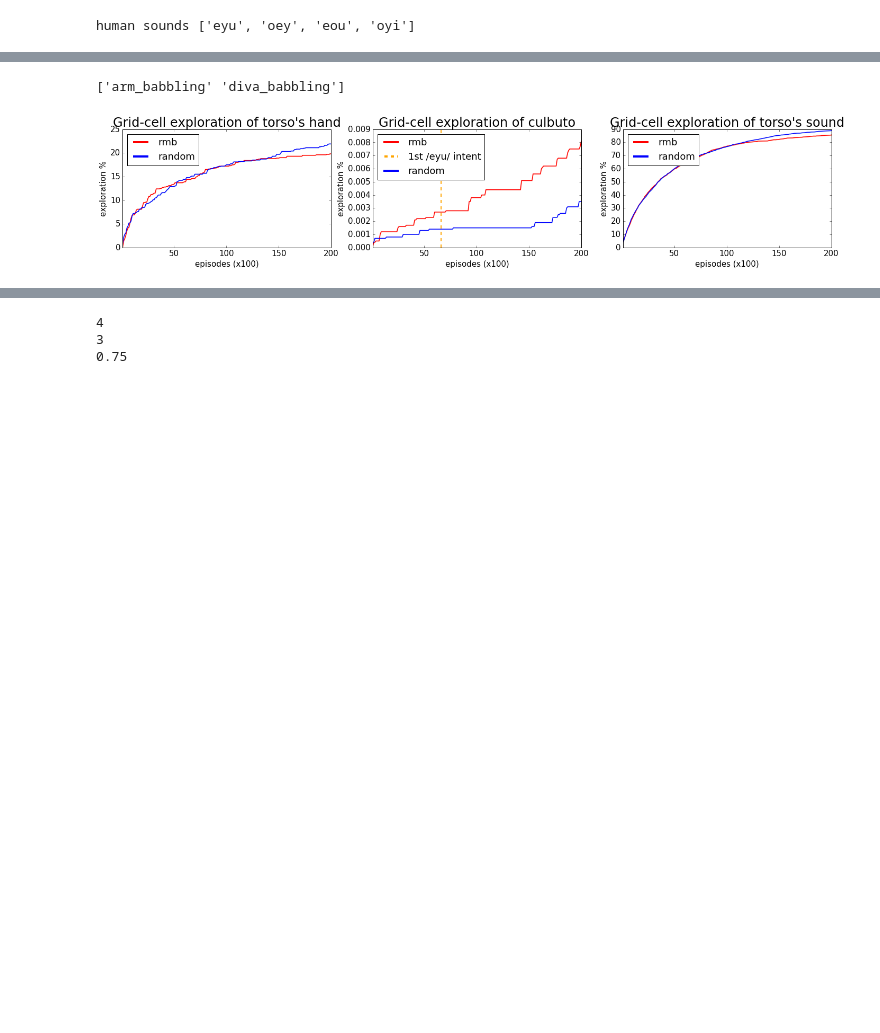
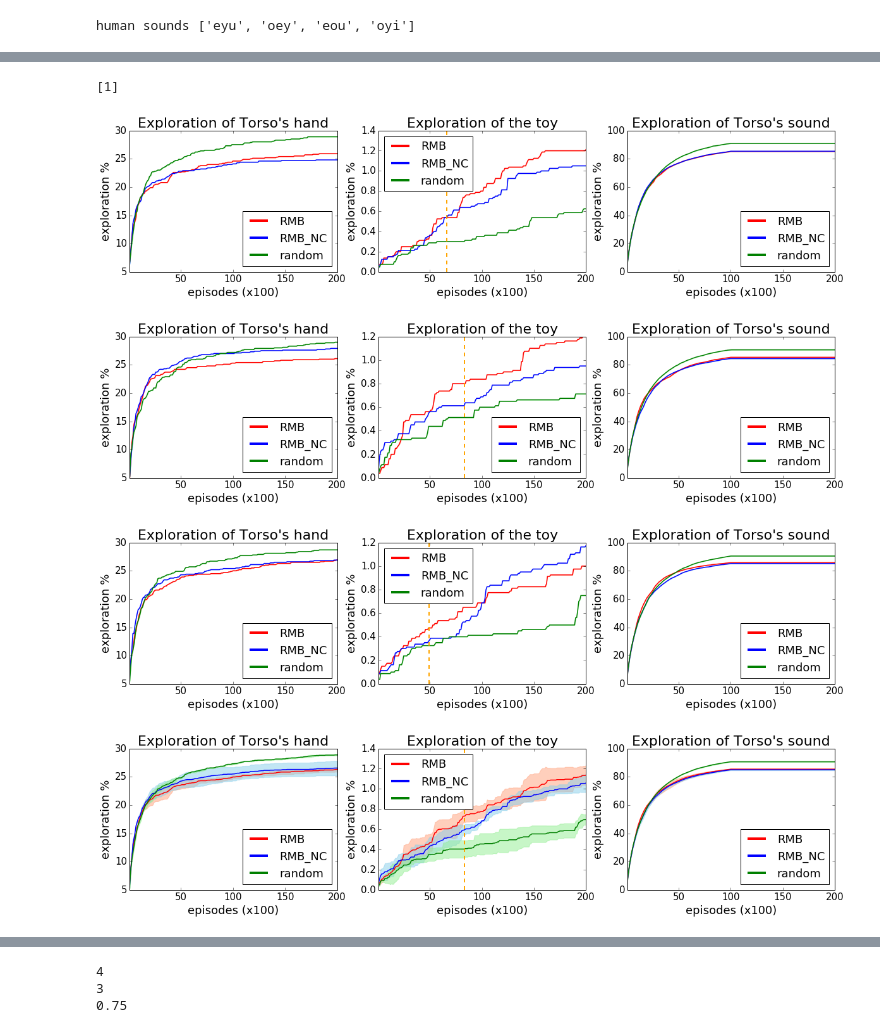
Before and after one commit to flowersteam/pobax_playground, a Jupyter notebook: notebooks/data_visualization.ipynb, the cells around one changed output, grey strips where cells are left out. Saved outputs shown, nothing was run; the diff lists cells and outputs as text; code cells hidden in the pictures; blank space fills up the shorter version.

```diff
--- a/notebooks/data_visualization.ipynb
+++ b/notebooks/data_visualization.ipynb
@@ -246,14 +280,16 @@ for m in model_filenames:
 # %%
 # Grid cell exploration curves
 metric = ['hand','culbuto','agent_sound']
-bins = [10,100,50]
+bins = [10,20,100]
 
 nb_metrics = len(metric)
 plot_every = 100
 plot_steps = np.arange(plot_every,((nb_iter // plot_every)+1)*plot_every,plot_every)
-
+print plot_steps
 models_mean_explo = []
 models_std_explo = []
+all_explo = []
+nb_runs = 3
 for model in model_filenames:
     print model
     explo = np.zeros((nb_metrics,nb_runs,len(plot_steps)))
@@ -262,15 +298,18 @@ for model in model_filenames:
         for i, plot_idx in enumerate(plot_steps):
             for m_idx, m in enumerate(metric):
                     nb_dims = models_sub_outcomes[model][r][m]['raw'].shape[1]
-                    samples = models_sub_outcomes[model][r][m]['raw'][:plot_idx,:]
+                    #print models_sub_outcomes[model][r][m]['raw'].shape
+                    samples = models_sub_outcomes[model][r][m]['raw'][:plot_idx*10,:]
                     nb_explored_cells = len(np.unique(stats.binned_statistic_dd(samples,
                                                                                 np.arange(len(samples)),
                                                                                 bins = bins[m_idx],
                                                                                 range=[[-1,1]]*nb_dims).binnumber))
                     nb_cells = bins[m_idx]**nb_dims
-                    explo[m_idx,0,i] = (nb_explored_cells / nb_cells)*100
+                    explo[m_idx,r,i] = (nb_explored_cells / nb_cells)*100
 
+        print explo[1,r,i]
 
+    all_explo.append(explo)
     mean_explo = np.mean(explo,axis=1)
     std_explo = np.std(explo,axis=1)
 
@@ -284,43 +336,67 @@ test_res100_random
 # %%
-print np.unique(models_data['test_res100_random'][0]['chosen_modules'])
+#print np.unique(models_data['test_res100_random'][0]['chosen_modules'])
+range(1,2)
 # %% [output]
-['arm_babbling' 'diva_babbling']
+[1]
 # %%
 def plot_with_std(ax,x,y,err,color,shade_color,label,y_min=None,y_max=None, legend=False, title=None):
     plt.rcParams.update({'font.size': 15})
     ax.plot(x,y, color=color, label=label,linewidth=1.5)
     ax.fill_between(x,y-err,y+err,color=shade_color,alpha=0.5)
     if legend:
-        leg = ax.legend(loc='upper left')
+        leg = ax.legend(loc='bottom right')
         for legobj in leg.legendHandles:
             legobj.set_linewidth(4.0)
-    ax.set_xlabel('episodes (x100)')
-    ax.set_ylabel('exploration %')
+    ax.set_xlabel('episodes (x100)', fontsize=18)
+    ax.set_ylabel('exploration %', fontsize=18)
     ax.set_xlim(xmin=min(x),xmax=max(x))
     if y_min is not None:
         ax.ylim(ymin=y_min,ymax=y_max)
     if title:
-        ax.set_title(title, fontsize=24)
+        ax.set_title(title, fontsize=22)
 
 colors = ['red','blue','green','magenta','black','cyan','orange']
 shades_colors = ['lightsalmon','skyblue','lightgreen','violet']
-title_info = ["torso's hand", "culbuto", "torso's sound"]
+title_info = ["Torso's hand", "the toy", "Torso's sound"]
+model_names = ['RMB','RMB_NC','random']
 plotpos=[131,132,133]
 
-f, (ax0, ax1, ax2) = plt.subplots(1,3,figsize=(24,4))
-ax = [ax0, ax1, ax2]
+# Per-run plots
+for r in range(nb_runs):
+    f, (ax0, ax1, ax2) = plt.subplots(1,3,figsize=(20,4))
+    ax = (ax0, ax1, ax2)
+    for j, explo in enumerate(all_explo):
+        for i,m in enumerate(metric):
+            y = explo[i,r,:]
+            err = np.zeros(len(explo[i,r,:]))
+            title = 'Exploration of '
+            plot_with_std(ax[i], plot_steps//100,y,err,colors[j],shades_colors[j],model_names[j],
+                          title=title+title_info[i], legend=True)
+            if m == 'culbuto':
+                ax1.axvline(x=models_sub_outcomes['RMB'][r]['first_culb_said_replaced']/100,color='orange',linewidth=1.5, linestyle='--')
+                #ax1.axvline(x=94.12,color='green',linewidth=1.5, linestyle='--', label='1st /eyu/ ')
+    #plt.savefig("grid_cell_exploration.pdf", bbox_inches='tight')
+    #plt.savefig("grid_cell_exploration.png", bbox_inches='tight')
+    plt.show()
+
+# Averaged plots
+f, (ax0, ax1, ax2) = plt.subplots(1,3,figsize=(20,4))
+ax = (ax0, ax1, ax2)
 for j, (mean_explo, std_explo) in enumerate(zip(models_mean_explo, models_std_explo)):
     for i,m in enumerate(metric):
         y = mean_explo[i,:]
         err = std_explo[i,:]
-        title = 'Grid-cell exploration of '
-        plot_with_std(ax[i], plot_steps//100,y,err,colors[j],shades_colors[j],model_filenames[j][12:],
+        title = 'Exploration of '
+        plot_with_std(ax[i], plot_steps//100,y,err,colors[j],shades_colors[j],model_names[j],
                       title=title+title_info[i], legend=True)
         if m == 'culbuto':
-            ax1.axvline(x=models_sub_outcomes['test_res100_rmb'][0]['first_culb_said_replaced']/100,color='orange',linewidth=1.5, linestyle='--', label='1st /eyu/ intent')
-            #ax1.axvline(x=94.12,color='green',linewidth=1.5, linestyle='--', label='1st /eyu/ ')
-plt.savefig("grid_cell_exploration.png", bbox_inches='tight')
+            pass
+#plt.savefig("grid_cell_exploration.pdf", bbox_inches='tight')
+#plt.savefig("grid_cell_exploration.png", bbox_inches='tight')
 plt.show()
 # %% [output]
-[figure, old version]
+[figure, new version]
+[figure, added]
+[figure, added]
+[figure, added]
 # %%
```
Also changed, not shown: parts of 8 cells of this notebook.
